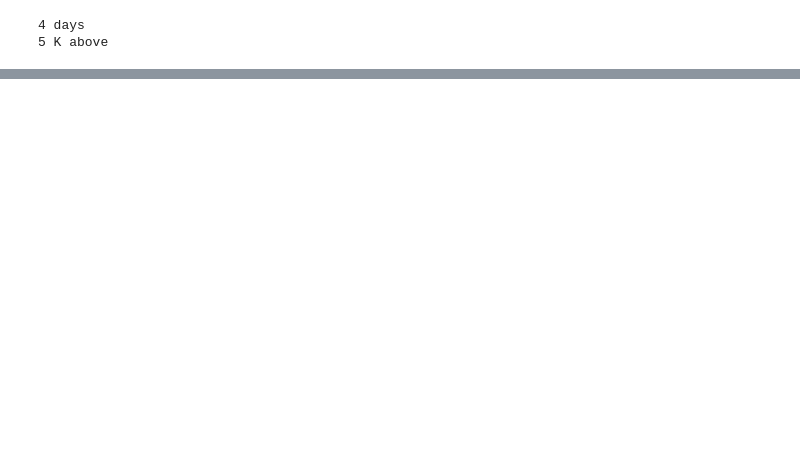
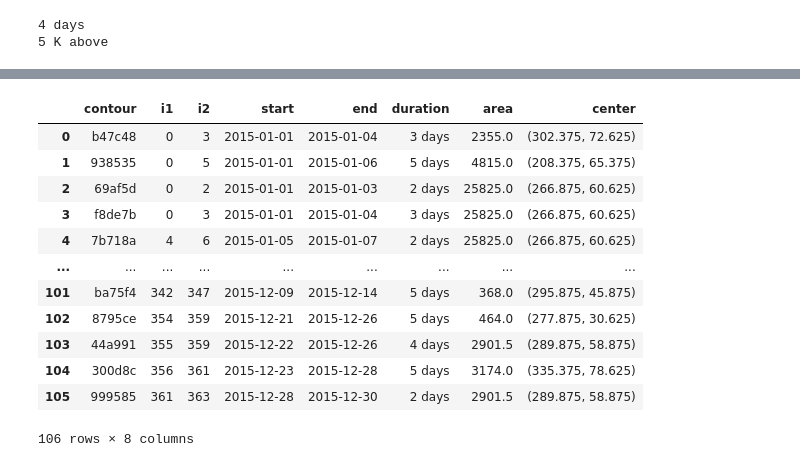
Before and after one commit to KorayKinik/heat-extremes-CMIP6, a Jupyter notebook: koray/bounding_contours.ipynb, the cells around one changed output, grey strips where cells are left out. Cells and saved outputs as stored; diff of their text form; code cells hidden in the pictures; blank space fills up the shorter version.

Commit message:
funcs to generate daily contours done. next: QCing.

```diff
--- a/koray/bounding_contours.ipynb
+++ b/koray/bounding_contours.ipynb
@@ -195,39 +195,38 @@ fig.tight_layout()
 # Rolling contours on time axis
 ####################################
 
-
 ROLLING = 5
 
 def collapse(contours:List[Contour]) -> List[Contour]:
     """Recursive func to fuse multiple contour objects, if overlapping."""
 
-    contours = contours[:] # prevent mutation
-    for cnt1, cnt2 in itertools.combinations(contours, 2):
+    conts = contours[:] # prevent mutation
+    for cnt1, cnt2 in itertools.combinations(conts, 2):
         if cnt1.overlaps(cnt2):
             cnt_new = cnt1+cnt2
             if len(cnt_new)==1:
-                contours.remove(cnt1)
-                contours.remove(cnt2)
-                contours.append(cnt_new[0])
-            return collapse(contours) # recursion
+                conts.remove(cnt1)
+                conts.remove(cnt2)
+                conts.append(cnt_new[0])
+            return collapse(conts) # recursion
 
-    return contours
+    return conts
 
 def rolling(contours:List[Contour], window:int=10) -> List[Contour]:
     """Apply `collapse` func via rolling window.
     This prevents a ever-widening snowball contour. If A contour diminishes, this func
     will detect its tail and 'cut' it - depending on the `window` input."""
 
-    contours = contours[:]
+    conts = contours[:]
     for _ in range(window):
         roll = []
-        for i, c in enumerate(contours):
+        for i, c in enumerate(conts):
             if i==0:
-                roll.append(contours[0])
+                roll.append(conts[0])
             else:
-                new_cnt = collapse(contours[i-1] + c)
+                new_cnt = collapse(conts[i-1] + c)
                 roll.append(new_cnt)
-        contours = roll
+        conts = roll
 
     return roll
 
@@ -268,11 +267,12 @@ def find_dates(c:Contour, df:pd.DataFrame)->pd.DataFrame:
 
     sub = df[[c in cnts for cnts in df['rolling']]]
     assert sub.index.is_monotonic # fail if uuid race-condition
+    i1 = sub['days'].index[0]
+    i2 = sub['days'].index[-1]
     d1 = sub['days'].iloc[0]
     d2 = sub['days'].iloc[-1]
-    FMT = '%Y-%m-%d'
-    tdelta = datetime.strptime(d2, FMT) - datetime.strptime(d1, FMT)
-    return [c, d1, d2, tdelta, c.area, c.center]
+    tdelta = datetime.strptime(d2,'%Y-%m-%d') - datetime.strptime(d1,'%Y-%m-%d')
+    return [c, i1, i2, d1, d2, tdelta, c.area, c.center]
 
 if __name__ == '__main__':
 
@@ -280,7 +280,7 @@ if __name__ == '__main__':
     unique_contours = find_unique(df_daily['rolling'])
 
     df = pd.DataFrame(data=[find_dates(c, df_daily) for c in unique_contours],
-                      columns=['contour','start','end','duration','area','center'])
+                      columns='contour i1 i2 start end duration area center'.split())
 
-    df
+    df_contours = df[df['duration'] > timedelta(days=1)].reset_index(drop=True)
 # %% [output]
@@ -301,0 +305,16 @@ Wall time: 24.7 s
+# %%
+df_contours
+# %% [output]
+|  | contour | i1 | i2 | start | end | duration | area | center |
+| 0 | b47c48 | 0 | 3 | 2015-01-01 | 2015-01-04 | 3 days | 2355.0 | (302.375, 72.625) |
+| 1 | 938535 | 0 | 5 | 2015-01-01 | 2015-01-06 | 5 days | 4815.0 | (208.375, 65.375) |
+| 2 | 69af5d | 0 | 2 | 2015-01-01 | 2015-01-03 | 2 days | 25825.0 | (266.875, 60.625) |
+| 3 | f8de7b | 0 | 3 | 2015-01-01 | 2015-01-04 | 3 days | 25825.0 | (266.875, 60.625) |
+| 4 | 7b718a | 4 | 6 | 2015-01-05 | 2015-01-07 | 2 days | 25825.0 | (266.875, 60.625) |
+| ... | ... | ... | ... | ... | ... | ... | ... | ... |
+| 101 | ba75f4 | 342 | 347 | 2015-12-09 | 2015-12-14 | 5 days | 368.0 | (295.875, 45.875) |
+| 102 | 8795ce | 354 | 359 | 2015-12-21 | 2015-12-26 | 5 days | 464.0 | (277.875, 30.625) |
+| 103 | 44a991 | 355 | 359 | 2015-12-22 | 2015-12-26 | 4 days | 2901.5 | (289.875, 58.875) |
+| 104 | 300d8c | 356 | 361 | 2015-12-23 | 2015-12-28 | 5 days | 3174.0 | (335.375, 78.625) |
+| 105 | 999585 | 361 | 363 | 2015-12-28 | 2015-12-30 | 2 days | 2901.5 | (289.875, 58.875) |
+106 rows × 8 columns
```
Also changed, not shown: parts of 6 cells of this notebook.
